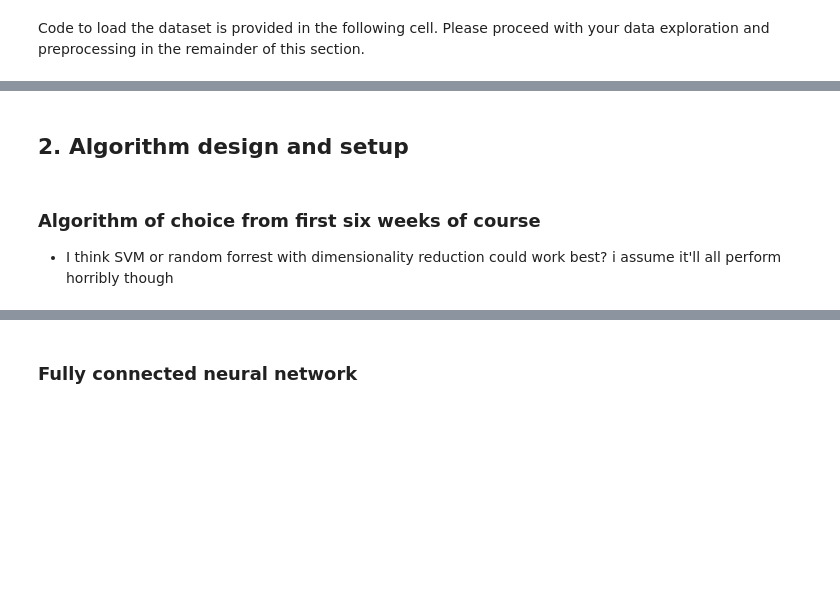
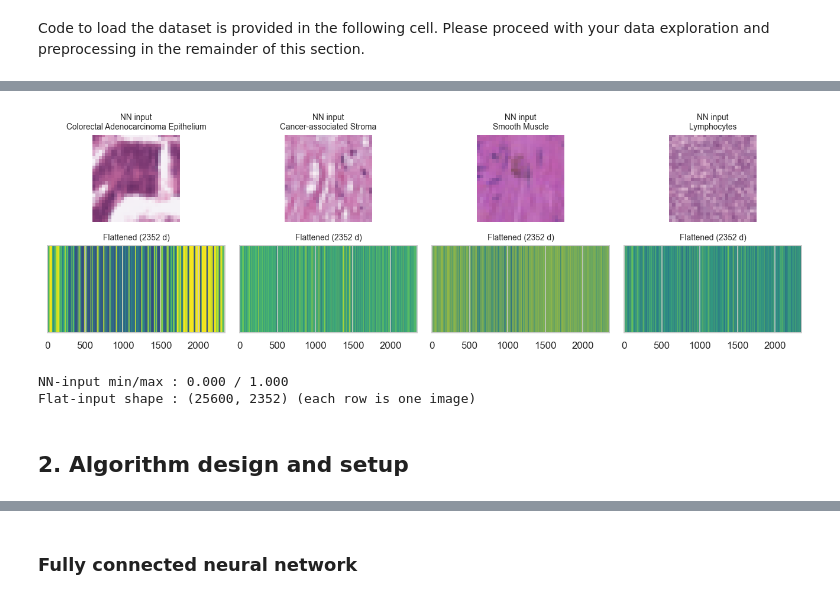
Before and after one commit to dylangeorg3/COMP4318_Assignment_2, a Jupyter notebook: a2-code-530839244-540958494-550120560-550053316.ipynb.ipynb, the cells around one changed output, grey strips where cells are left out. Drawn from its saved outputs; the diff is of its cells as text; code cells hidden in the pictures; blank space fills up the shorter version.

```diff
--- a/a2-code-530839244-540958494-550120560-550053316.ipynb.ipynb
+++ b/a2-code-530839244-540958494-550120560-550053316.ipynb.ipynb
@@ -217,5 +271,24 @@ Please print/display some examples of your preprocessed data here.
+# %%
+sample_idx = rng.choice(len(X_tr_norm), 4, replace=False)
+
+fig, axes = plt.subplots(2, 4, figsize=(12, 4))
+for j, k in enumerate(sample_idx):
+    axes[0, j].imshow(X_tr_norm[k])
+    axes[0, j].set_title(f"NN input\n{class_names[int(y_tr[k])]}", fontsize=9)
+    axes[0, j].axis("off")
+
+    flat = X_tr_flat[k].reshape(1, -1)
+    axes[1, j].imshow(flat, aspect="auto", cmap="viridis")
+    axes[1, j].set_title("Flattened (2352 d)", fontsize=9)
+    axes[1, j].set_yticks([])
+plt.tight_layout()
+plt.show()
+
+print(f"NN-input min/max : {X_tr_norm.min():.3f} / {X_tr_norm.max():.3f}")
+print(f"Flat-input shape : {X_tr_flat.shape} (each row is one image)")
+# %% [output]
+[figure, added]
+NN-input min/max : 0.000 / 1.000
+Flat-input shape : (25600, 2352) (each row is one image)
 # %% [markdown]
 ## 2. Algorithm design and setup
-# %% [markdown]
-### Algorithm of choice from first six weeks of course
-- I think SVM or random forrest with dimensionality reduction could work best? i assume it'll all perform horribly though
```
Also changed, not shown: parts of 20 cells of this notebook, 17 other files.
